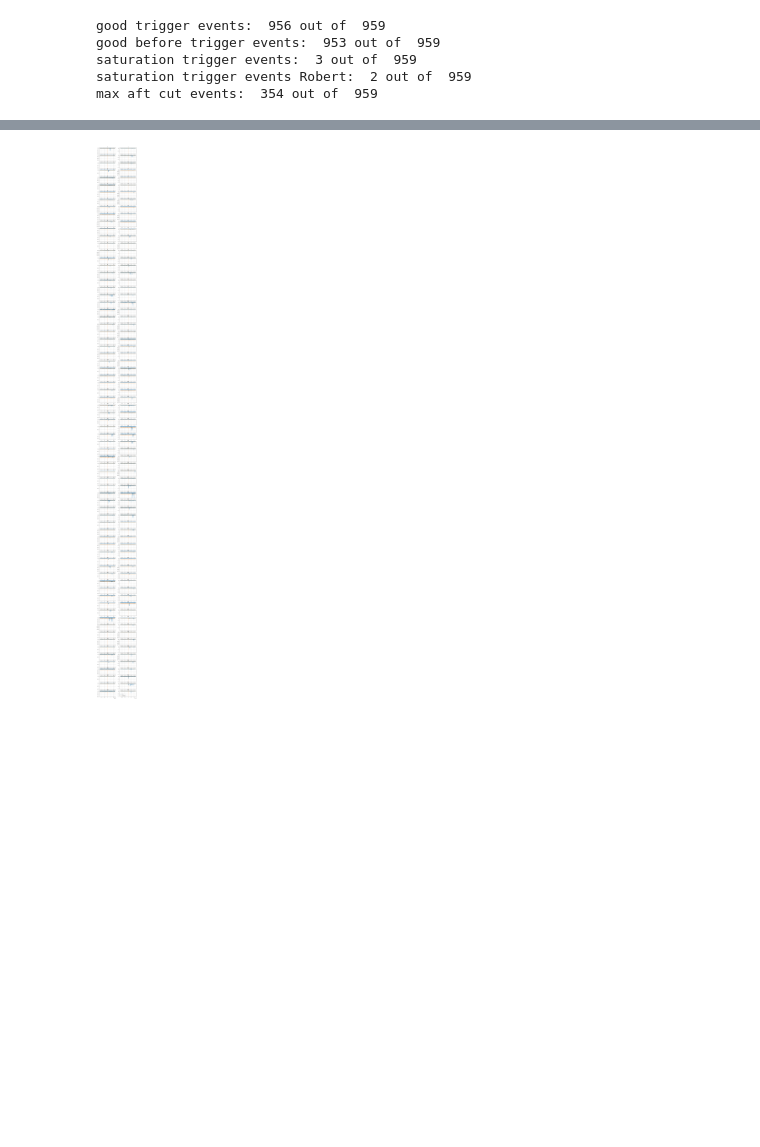
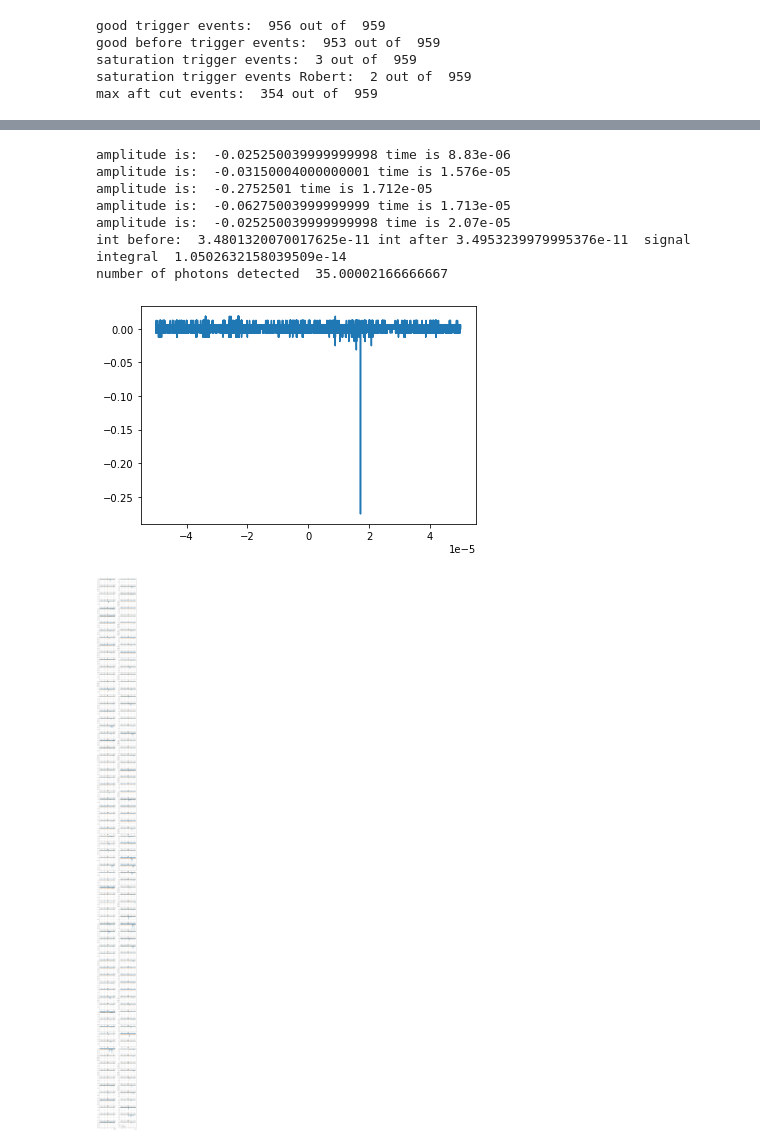
Before and after one commit to robert-mihai/TPC_Comissioning, a Jupyter notebook: SeabornDF.ipynb, the cells around one changed output, grey strips where cells are left out. Cells and saved outputs as stored; diff of their text form; code cells hidden in the pictures; blank space fills up the shorter version.

```diff
--- a/SeabornDF.ipynb
+++ b/SeabornDF.ipynb
@@ -422,3 +440,30 @@ TypeError: 'list' object is not callable
+# %%
+
+# #-------------------------------------------------------------------
+# #this analysis investigates the event one by one, zooming in on the spikes.
+# #-------------------------------------------------------------------
+plot_no = 0
+
+plt.plot(time_TPC[cut1_idx[plot_no]],ampl_TPC[cut1_idx[plot_no]],  color = 'C0',label = "TPC")
+# plt.xlim(0.4e-5,0.45e-5)
+
+
+
+dum_vb = 0
+for j in range(len(big_ampl_aft[cut1_idx[plot_no]])):
+     print ("amplitude is: ", big_ampl_aft[cut1_idx[plot_no]][j],"time is", big_ampl_aft_time[cut1_idx[plot_no]][j])
+     dum_vb +=abs(big_ampl_aft[cut1_idx[plot_no]][j] )* dt/(2*Impedance)
+print ("int before: ", Int_bef[cut1_idx[plot_no]],"int after", Int_aft[cut1_idx[plot_no]], " signal integral ", dum_vb/norm_aft_Rob)
+print ("number of photons detected ", photons_detected(dum_vb))
+# %% [output]
+amplitude is:  -0.025250039999999998 time is 8.83e-06
+amplitude is:  -0.03150004000000001 time is 1.576e-05
+amplitude is:  -0.2752501 time is 1.712e-05
+amplitude is:  -0.06275003999999999 time is 1.713e-05
+amplitude is:  -0.025250039999999998 time is 2.07e-05
+int before:  3.4801320070017625e-11 int after 3.4953239979995376e-11  signal integral  1.0502632158039509e-14
+number of photons detected  35.00002166666667
+[figure, added]
 # %%
 # #-------------------------------------------------------------------
 # #this analysis shows only plots with variables obtained "per-event". Like the maximum per event vs event number etc...
```
Also changed, not shown: parts of 7 cells of this notebook.
